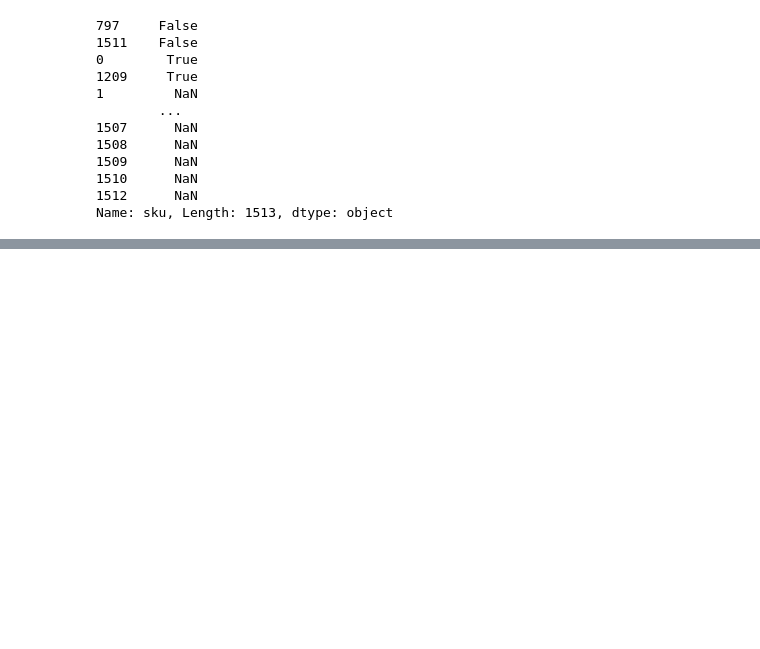
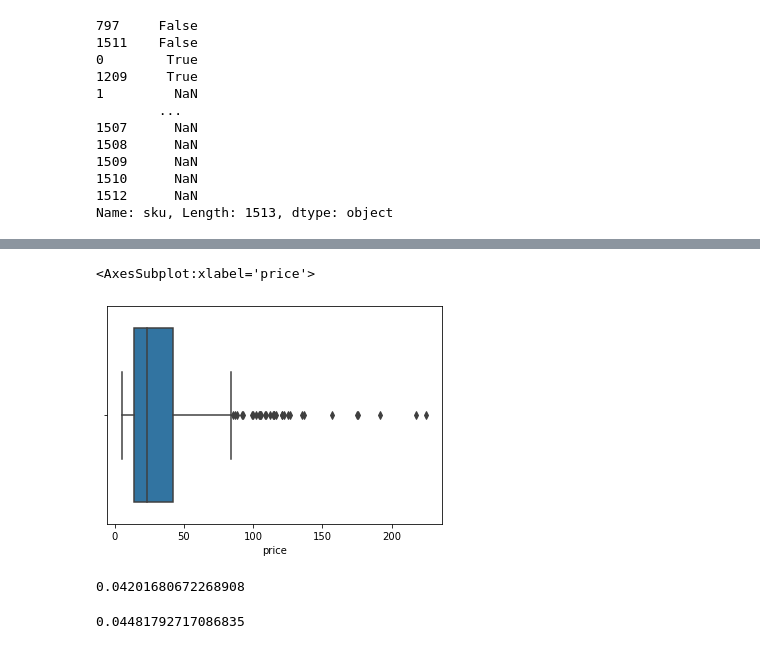
Before and after one commit to Etienne-COMBE/wine_spirit, a Jupyter notebook: src/main.ipynb, the cells around one changed output, grey strips where cells are left out. Saved outputs shown, nothing was run; the diff lists cells and outputs as text; code cells hidden in the pictures; blank space fills up the shorter version.

```diff
--- a/src/main.ipynb
+++ b/src/main.ipynb
@@ -170,0 +135,2 @@ memory usage: 150.9+ KB
+# %%
+fusion['turnover'] = fusion['total_sales'] * fusion['price']
@@ -170,0 +146,15 @@ memory usage: 150.9+ KB
+# %%
+sb.boxplot(fusion['price'])
+# %% [output]
+<AxesSubplot:xlabel='price'>
+[figure, added]
+# %%
+outliers_zscore = wl.outliers_zscore(fusion, 'price')
+len(outliers_zscore)/len(fusion)
+# %% [output]
+0.04201680672268908
+# %%
+outliers_iqr = wl.outliers_iqr(fusion, 'price')
+len(outliers_iqr)/len(fusion)
+# %% [output]
+0.04481792717086835
```
Also changed, not shown: parts of 33 cells of this notebook, 1 other file.
